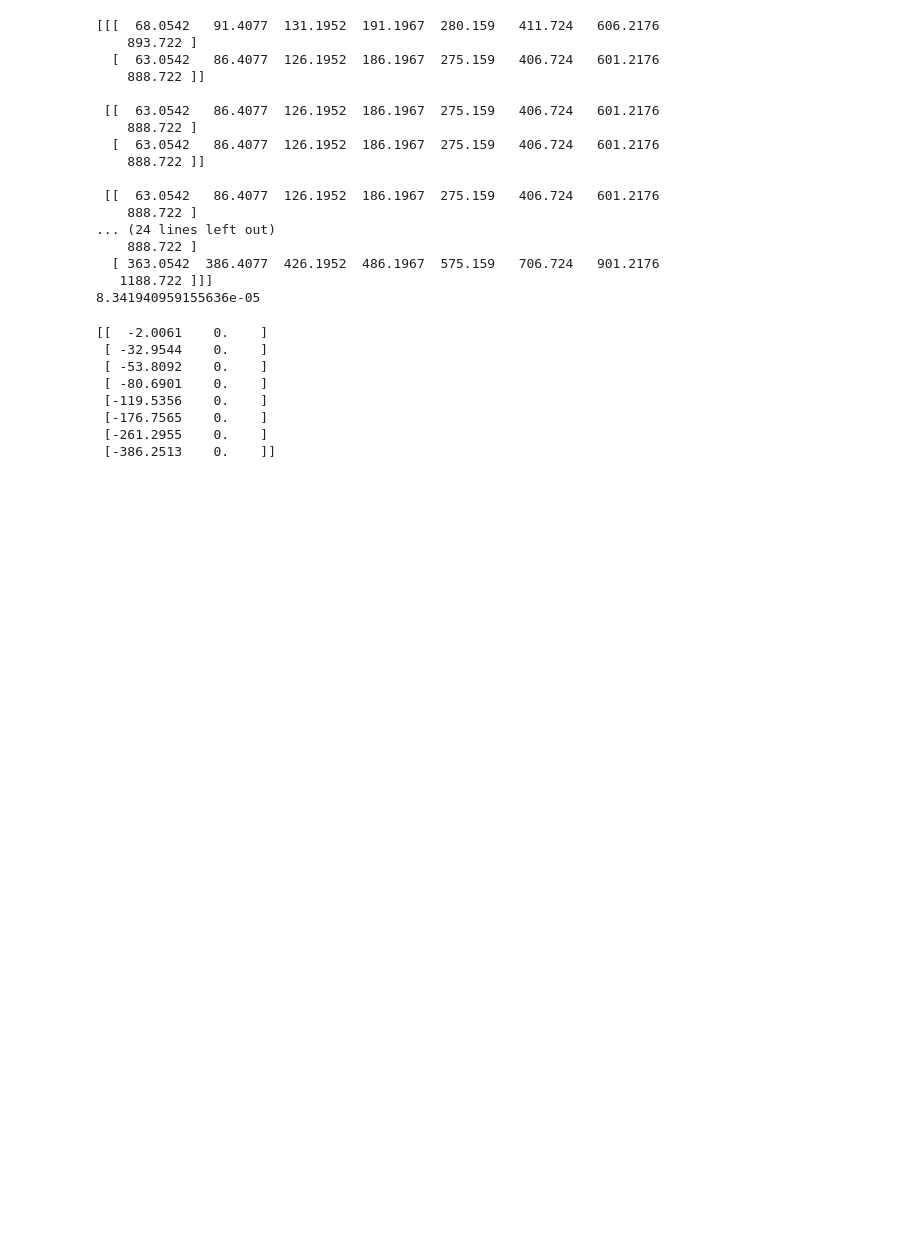
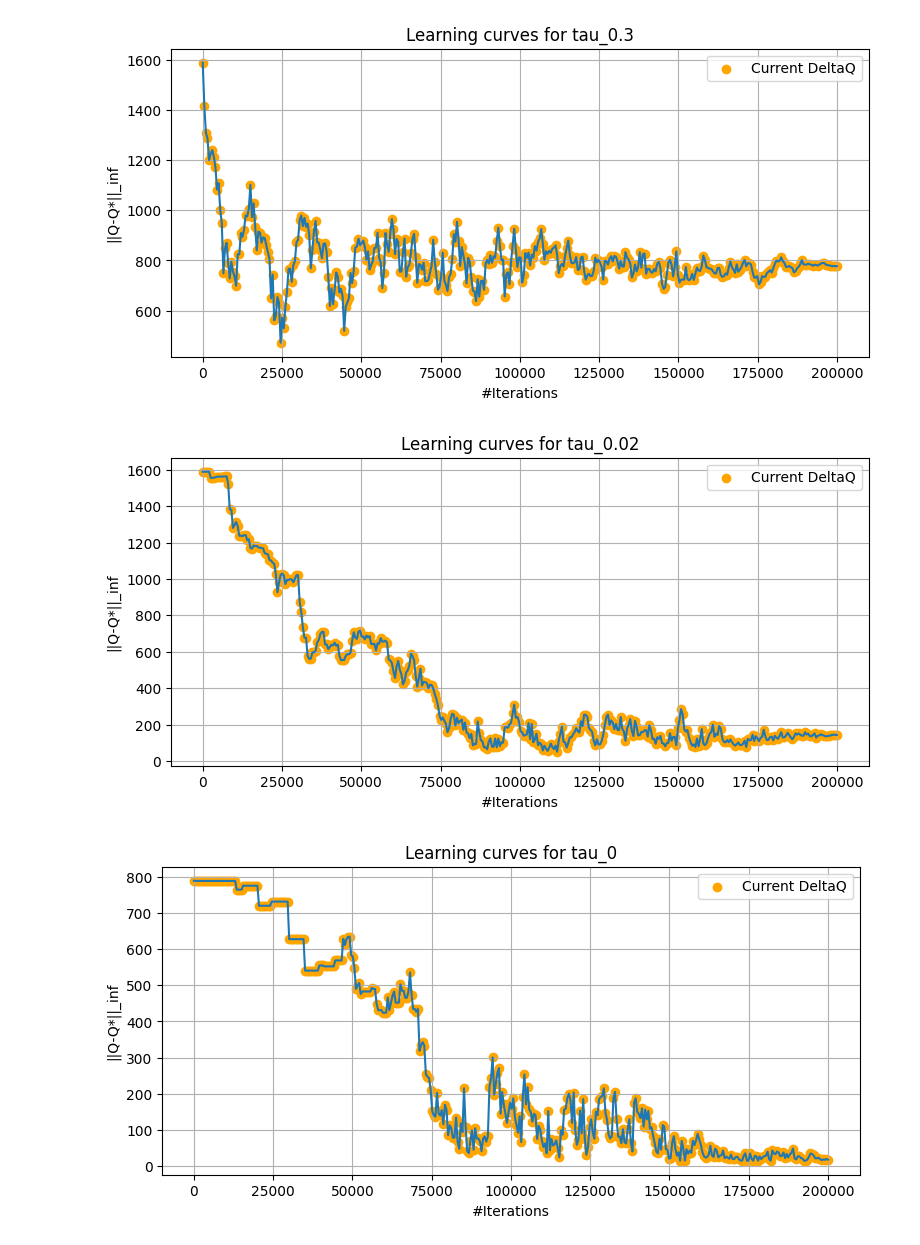
Before and after one commit to cris96spa/TMDP, a Jupyter notebook: Test_bounds.ipynb, the cells around one changed output. Cells and saved outputs as stored; diff of their text form; code cells hidden in the pictures; blank space fills up the shorter version.

```diff
--- a/Test_bounds.ipynb
+++ b/Test_bounds.ipynb
@@ -100,39 +107,20 @@ print(get_policy(Q_star))
-# %%
-U_star = get_state_action_nextstate_value_function(tmdp.P_mat, tmdp.reward, tmdp.gamma, Q_star)
-print(U_star)
-
-Q_reb = rebuild_Q_from_U(tmdp.P_mat, U_star)
-print(np.linalg.norm(Q_star - Q_reb, np.inf))
-# %% [output]
-[[[  68.0542   91.4077  131.1952  191.1967  280.159   411.724   606.2176
-    893.722 ]
-  [  63.0542   86.4077  126.1952  186.1967  275.159   406.724   601.2176
-    888.722 ]]
-
- [[  63.0542   86.4077  126.1952  186.1967  275.159   406.724   601.2176
-    888.722 ]
-  [  63.0542   86.4077  126.1952  186.1967  275.159   406.724   601.2176
-    888.722 ]]
-
- [[  63.0542   86.4077  126.1952  186.1967  275.159   406.724   601.2176
-    888.722 ]
-... (24 lines left out)
-    888.722 ]
-  [ 363.0542  386.4077  426.1952  486.1967  575.159   706.724   901.2176
-   1188.722 ]]]
-8.341940959155636e-05
-# %%
-A_s_a = get_policy_advantage_function(Q_star)
-print(A_s_a)
-# %% [output]
-[[  -2.0061    0.    ]
- [ -32.9544    0.    ]
- [ -53.8092    0.    ]
- [ -80.6901    0.    ]
- [-119.5356    0.    ]
- [-176.7565    0.    ]
- [-261.2955    0.    ]
- [-386.2513    0.    ]]
+# %%
+for i, key in enumerate(intermediate_results.keys()):
+    xmax = len(intermediate_results[key]['delta_q'])*status_step
+    x = np.linspace(0, xmax, num=len(intermediate_results[key]['delta_q']))
+    y = intermediate_results[key]['delta_q']
+    plt.figure(figsize=(9, 4))
+    plt.scatter(x, y, c='orange', label='Current DeltaQ')
+    plt.plot(x, y)
+    plt.legend(loc="upper right")
+    plt.xlabel('#Iterations')
+    plt.ylabel('||Q-Q*||_inf')
+    plt.grid(visible=True)
+    plt.title('Learning curves for '+str(key))
+# %% [output]
+[figure, added]
+[figure, added]
+[figure, added]
 # %%
 # Veryfying the expected value of the difference among the two transition models
 z = 2*(abs(tmdp.tau - tmdp_0.tau))
```
Also changed, not shown: parts of 22 cells of this notebook, 47 other files.
